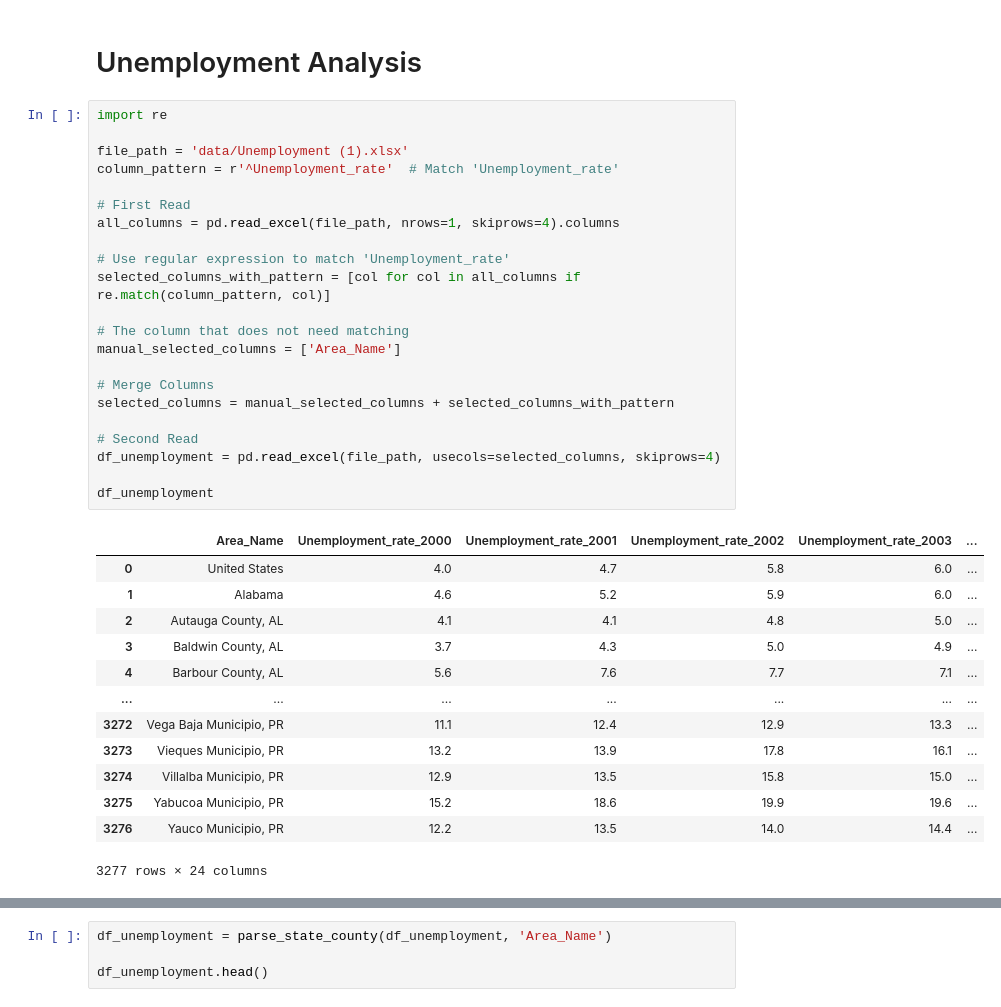
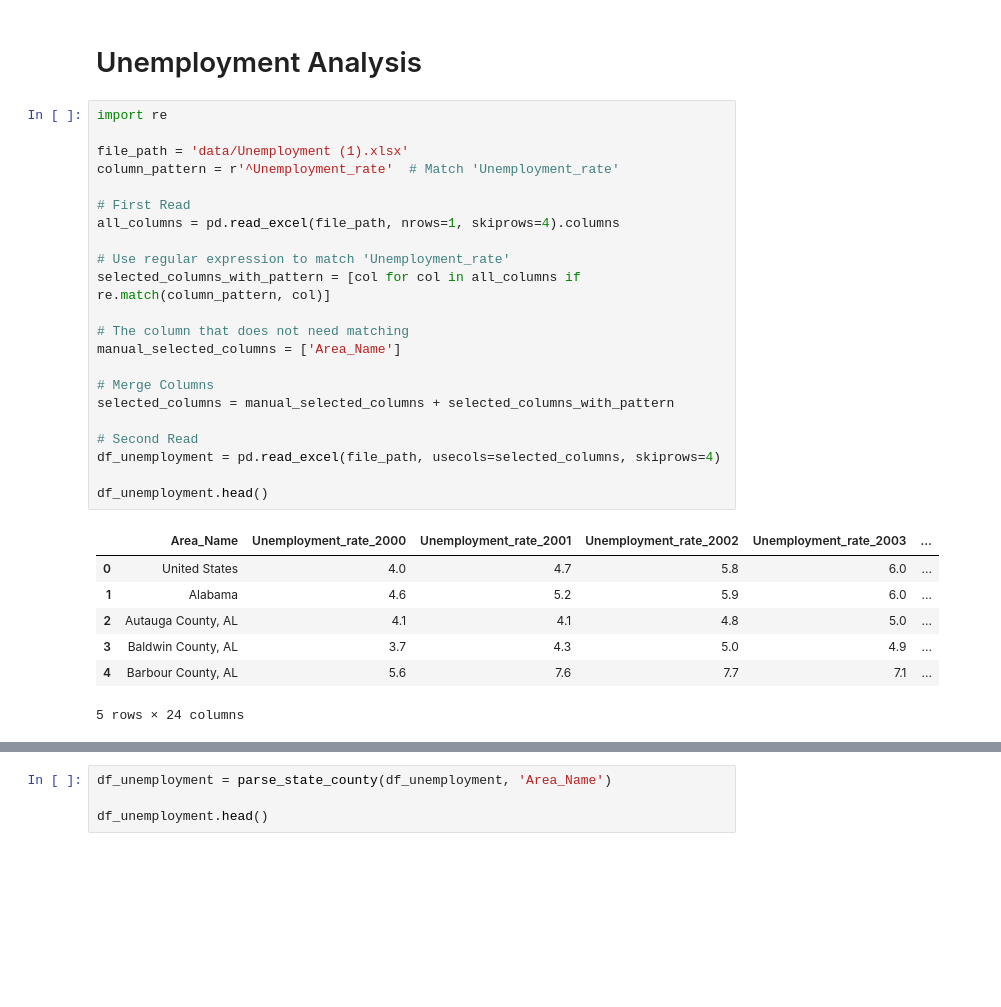
Before and after one commit to modestcharlie/2024Spr_projects, a Jupyter notebook: Final.ipynb, the cells around one changed output, grey strips where cells are left out. Saved outputs shown, nothing was run; the diff lists cells and outputs as text; blank space fills up the shorter version.

Commit message:
Update State Unemployment Rate Analysis

```diff
--- a/Final.ipynb
+++ b/Final.ipynb
@@ -549,36 +549,30 @@ plot_correlations(county_education_correlation_df, 'Year', 'Correlation', 'Bigfo
 # %%
 import re
 
 file_path = 'data/Unemployment (1).xlsx'
 column_pattern = r'^Unemployment_rate'  # Match 'Unemployment_rate'
 
 # First Read
 all_columns = pd.read_excel(file_path, nrows=1, skiprows=4).columns
 
 # Use regular expression to match 'Unemployment_rate'
 selected_columns_with_pattern = [col for col in all_columns if re.match(column_pattern, col)]
 
 # The column that does not need matching
 manual_selected_columns = ['Area_Name']
 
 # Merge Columns
 selected_columns = manual_selected_columns + selected_columns_with_pattern
 
 # Second Read
 df_unemployment = pd.read_excel(file_path, usecols=selected_columns, skiprows=4)
 
-df_unemployment
+df_unemployment.head()
 # %% [output]
 |  | Area_Name | Unemployment_rate_2000 | Unemployment_rate_2001 | Unemployment_rate_2002 | Unemployment_rate_2003 | ... |
 | 0 | United States | 4.0 | 4.7 | 5.8 | 6.0 | ... |
 | 1 | Alabama | 4.6 | 5.2 | 5.9 | 6.0 | ... |
 | 2 | Autauga County, AL | 4.1 | 4.1 | 4.8 | 5.0 | ... |
 | 3 | Baldwin County, AL | 3.7 | 4.3 | 5.0 | 4.9 | ... |
 | 4 | Barbour County, AL | 5.6 | 7.6 | 7.7 | 7.1 | ... |
-| ... | ... | ... | ... | ... | ... | ... |
-| 3272 | Vega Baja Municipio, PR | 11.1 | 12.4 | 12.9 | 13.3 | ... |
-| 3273 | Vieques Municipio, PR | 13.2 | 13.9 | 17.8 | 16.1 | ... |
-| 3274 | Villalba Municipio, PR | 12.9 | 13.5 | 15.8 | 15.0 | ... |
-| 3275 | Yabucoa Municipio, PR | 15.2 | 18.6 | 19.9 | 19.6 | ... |
-| 3276 | Yauco Municipio, PR | 12.2 | 13.5 | 14.0 | 14.4 | ... |
-3277 rows × 24 columns
+5 rows × 24 columns
```
Also changed, not shown: parts of 13 cells of this notebook.
